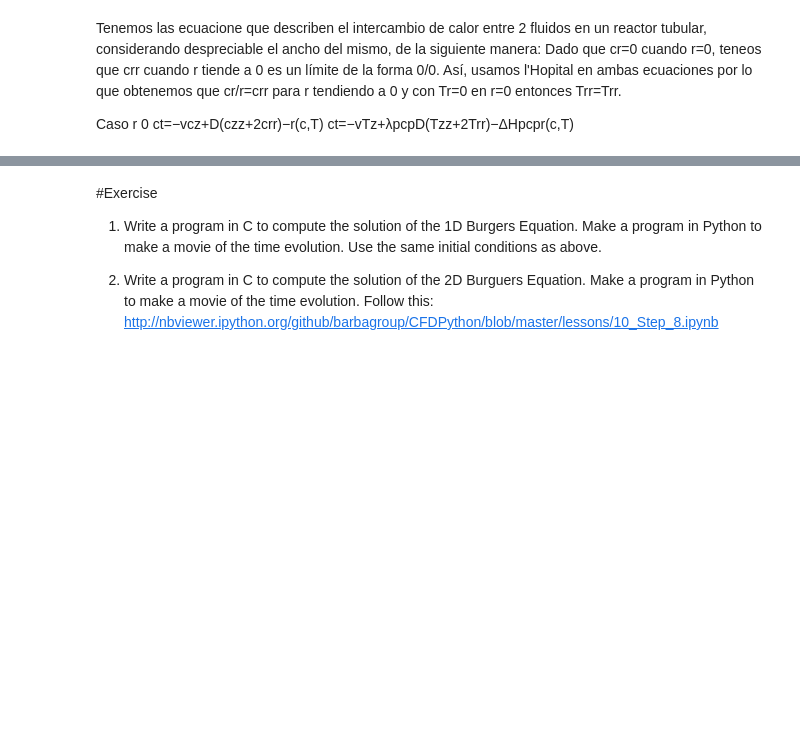
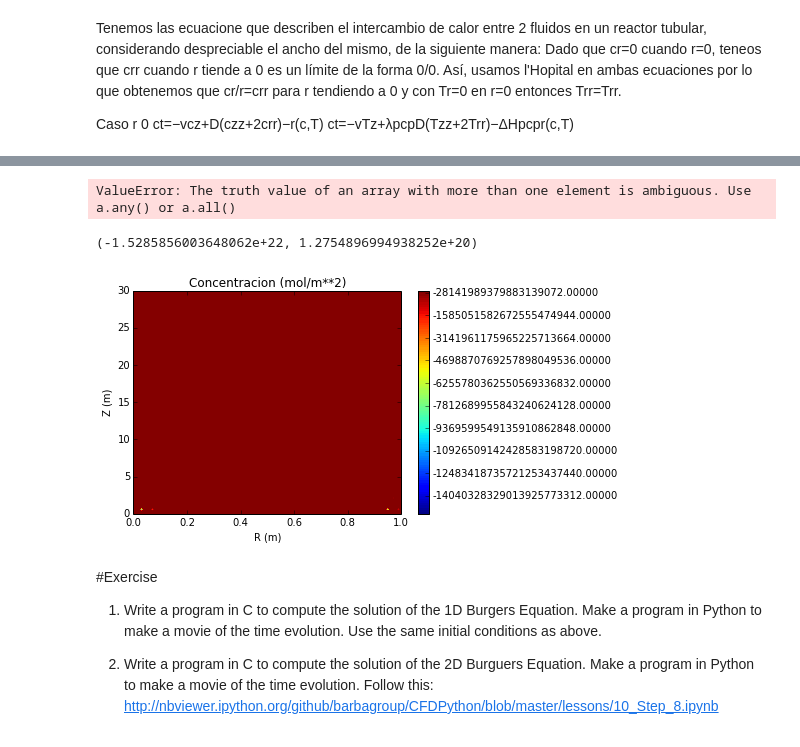
Before and after one commit to valentinaqf94/CM20151_HW6_QuirogaSanchez, a Jupyter notebook: Difusion_farra1.ipynb, the cells around one changed output, grey strips where cells are left out. Drawn from its saved outputs; the diff is of its cells as text; code cells hidden in the pictures; blank space fills up the shorter version.

```diff
--- a/Difusion_farra1.ipynb
+++ b/Difusion_farra1.ipynb
@@ -222,22 +39,28 @@ D = 1 #difusividad
 # %%
 #Funcion r
 def rf(c1, T1):
-    return k_0 + exp(-E/(R*T1))*(c1**2)
+    if(c1 >= 0 and T1 >= 0):
+        return k_0 + np.exp(-E/(R*T1))*(c1**2)
+    else:
+        return 0
 
 #Funcion v
 def v_over_vmax(r1):
     return (1-(r1/R)**2)
 # %%
 #declaramos ahora las discretizaciones, inicializamos los arreglos para las soluciones encontradas
-T_0= np.ones((n_x, n_x))
-c_0= np.ones((n_x, n_x))
+T_0 = np.ones((n_x, n_x))
+c_0 = 14*np.ones((n_x, n_x))
+for i in range(0,n_x):
+    for j in range(0,n_x):
+        T_0[i,j]=100
+        c_0[i,j]=100
 
 T_past = np.ones((n_x, n_x))
 T_pres = T_0
 
 c_past = np.ones((n_x, n_x))
 c_pres = c_0
-
 
 #ahora definimos las condiciones de frontera en cada caso
 
@@ -268,7 +91,7 @@ def derivada2_r(f, i, j):
         return (h/lamda)*(Tw - f(i,j))
     elif(i == 0):
         return 0
-    return (f[i+1][j] + 2*f[i][j]-f[i-1][j])/(2*dr)
+    return (f[i-1][j] + 2*f[i][j]-f[i][j])/(2*dr)
 
 def derivada2_z(f,i,j):
 
@@ -295,14 +108,14 @@ for t in range(n_t):
     T_past = T_pres.copy()
     c_past = c_pres.copy()
     for i in range(1,n_x-1):
-        for j in range(1,n_x-1): #FALTAN CONDICIONES DE FRONTERA
+        for j in range(1,n_x-1):
 
-            if(r[i] == 0 and not z[j] == L):
+            if(r[i] == 0): #and not z[j] == L):
 
                 c_pres[i,j] = dt*(c_past[i,j]) - v_over_vmax(r[i])*derivada1_z(c_past,i,j)  + D*(derivada2_z(c_past,i,j))- rf(c_past[i,j],T_past[i,j])
                 T_pres[i,j] = dt*(T_past[i,j]) - v_over_vmax(r[i])*derivada1_z(T_past,i,j)  + (lamda/rho*C_p)*(derivada2_z(T_past,i,j))- (d_H/rho*C_p)* rf(c_past[i,j],T_past[i,j])
 
-            elif(r[i] == R and not z[j] == L):
+            elif(r[i] == R): #and not z[j] == L):
 
                 c_pres[i,j] = dt*(c_past[i,j]) - v_over_vmax(r[i])*derivada1_z(c_past,i,j)  + D*(derivada2_z(c_past,i,j))- rf(c_past[i,j],T_past[i,j])
                 T_pres[i,j] = dt*(T_past[i,j]) - v_over_vmax(r[i])*derivada1_z(T_past,i,j)  + (lamda/rho*C_p)*(derivada2_z(T_past,i,j))- (d_H/rho*C_p)* rf(c_past[i,j],T_past[i,j])
@@ -327,0 +148,43 @@ array([[  1.,   1.,   1., ...,   1.,   1.,   1.],
+# %%
+mini = min(T_pres)
+maxi = T_pres.max()
+
+
+levels = np.linspace(mini, maxi, 10000)
+
+fig, axs = plt.subplots(1,1)
+cs = axs.contourf(r, z, T_pres, levels=levels)
+
+fig.colorbar(cs, ax=axs, format="%.3g")
+
+plt.title('Temperatura (K)')
+plt.ylabel('Z')
+plt.xlabel('R')
+plt.savefig('tempertura.png')
+
+print mini, maxi
+# %% [output]
+ValueError: The truth value of an array with more than one element is ambiguous. Use a.any() or a.all()
+# %%
+
+mini = c_pres.min()
+maxi = c_pres.max()
+#Se define el numero de niveles que va a tener el contorno. Para nuestro caso elegimos 100
+levels = np.linspace(mini, maxi, 100)
+
+fig, axs = plt.subplots(1,1)
+#Se hace el mapeo por el contorno dado
+
+cs = axs.contourf(r, z, c_pres, levels=levels)
+#Se añade barra de color
+fig.colorbar(cs, ax=axs, format="%.5f")
+
+plt.title('Concentracion (mol/m**2)')
+plt.ylabel('Z (m)')
+plt.xlabel('R (m)')
+plt.savefig('concentracion.png')
+
+mini, maxi
+# %% [output]
+(-1.5285856003648062e+22, 1.2754896994938252e+20)
+[figure, added]
```
Also changed, not shown: parts of 25 cells of this notebook.
